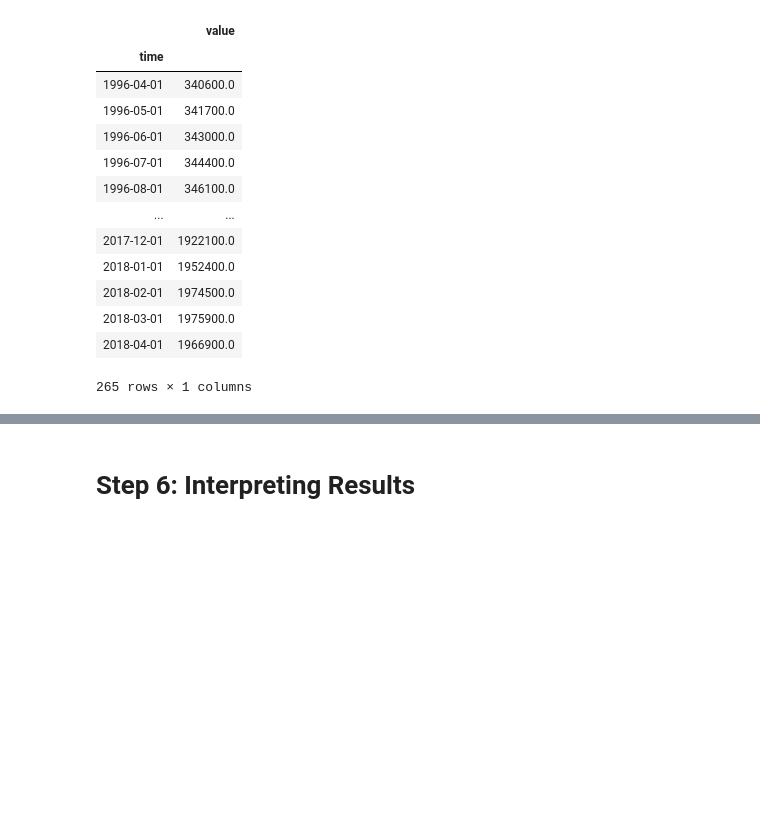
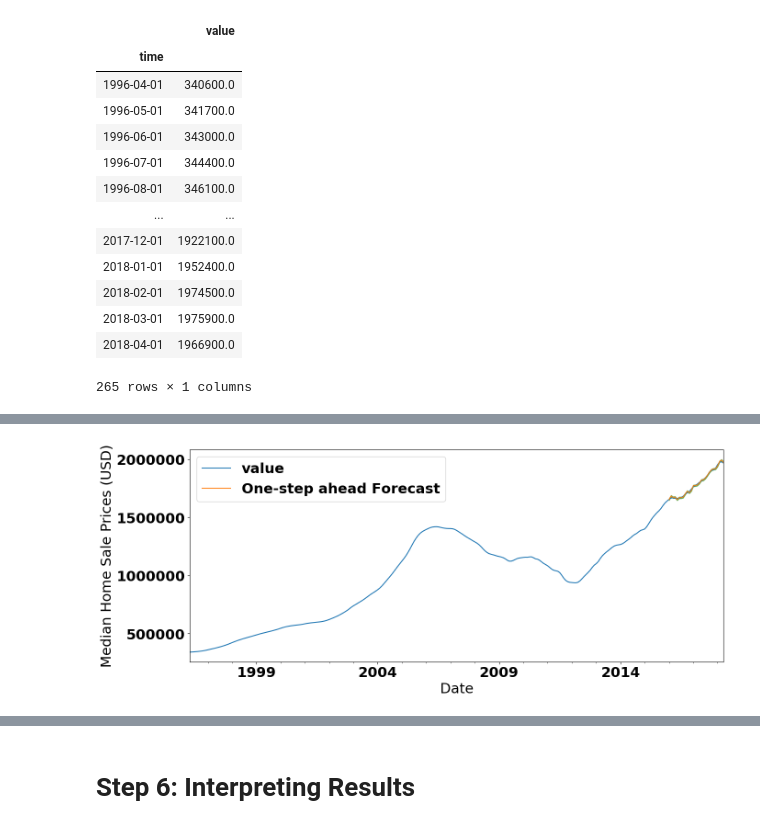
Before and after one commit to JessicaFB/Apple-vs-Android-Twitter-NLP, a Jupyter notebook: starter_notebook.ipynb, the cells around one changed output, grey strips where cells are left out. Drawn from its saved outputs; the diff is of its cells as text; code cells hidden in the pictures; blank space fills up the shorter version.

```diff
--- a/starter_notebook.ipynb
+++ b/starter_notebook.ipynb
@@ -286,0 +285,28 @@ findfont: Font family ['normal'] not found. Falling back to DejaVu Sans.
+# %%
+# Get predictions starting from 01-01-1998 and calculate confidence intervals
+pred = output.get_prediction(start=pd.to_datetime('2016-01-01'), dynamic=False)
+pred_conf = pred.conf_int()
+# %%
+# Plot real vs predicted values along with confidence interval
+
+rcParams['figure.figsize'] = 15, 6
+
+# Plot observed values
+ax = WeHo['1996':].plot(label='observed')
+
+# Plot predicted values
+pred.predicted_mean.plot(ax=ax, label='One-step ahead Forecast', alpha=0.9)
+
+# Plot the range for confidence intervals
+ax.fill_between(pred_conf.index,
+                pred_conf.iloc[:, 0],
+                pred_conf.iloc[:, 1], color='g', alpha=0.5)
+
+# Set axes labels
+ax.set_xlabel('Date')
+ax.set_ylabel('Median Home Sale Prices (USD)')
+plt.legend()
+
+plt.show()
+# %% [output]
+[figure, added]
```
Also changed, not shown: parts of 10 cells of this notebook.
